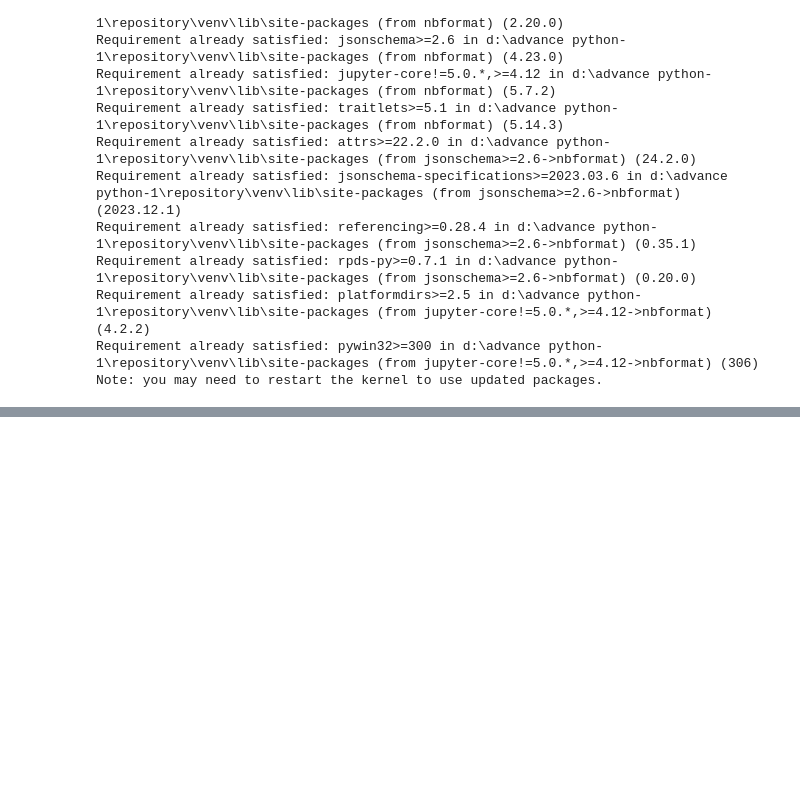
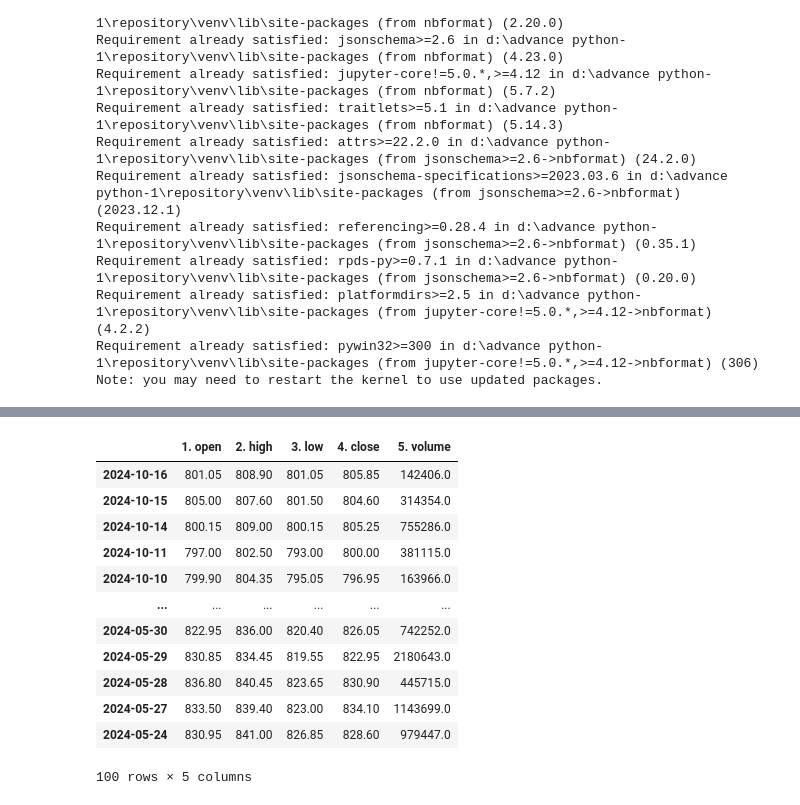
Before and after one commit to puja297/Advance-Python, a Jupyter notebook: S11 API Project/API project.ipynb, the cells around one changed output, grey strips where cells are left out. Cells and saved outputs as stored; diff of their text form; code cells hidden in the pictures; blank space fills up the shorter version.

```diff
--- a/S11 API Project/API project.ipynb
+++ b/S11 API Project/API project.ipynb
@@ -53,0 +196,17 @@ response.json()
+# %%
+df6 = client.daily_data(symbol="SBIN.BSE")
+df6
+# %% [output]
+|  | 1. open | 2. high | 3. low | 4. close | 5. volume |
+| 2024-10-16 | 801.05 | 808.90 | 801.05 | 805.85 | 142406.0 |
+| 2024-10-15 | 805.00 | 807.60 | 801.50 | 804.60 | 314354.0 |
+| 2024-10-14 | 800.15 | 809.00 | 800.15 | 805.25 | 755286.0 |
+| 2024-10-11 | 797.00 | 802.50 | 793.00 | 800.00 | 381115.0 |
+| 2024-10-10 | 799.90 | 804.35 | 795.05 | 796.95 | 163966.0 |
+| ... | ... | ... | ... | ... | ... |
+| 2024-05-30 | 822.95 | 836.00 | 820.40 | 826.05 | 742252.0 |
+| 2024-05-29 | 830.85 | 834.45 | 819.55 | 822.95 | 2180643.0 |
+| 2024-05-28 | 836.80 | 840.45 | 823.65 | 830.90 | 445715.0 |
+| 2024-05-27 | 833.50 | 839.40 | 823.00 | 834.10 | 1143699.0 |
+| 2024-05-24 | 830.95 | 841.00 | 826.85 | 828.60 | 979447.0 |
+100 rows × 5 columns
```
Also changed, not shown: parts of 17 cells of this notebook, 3 other files.
